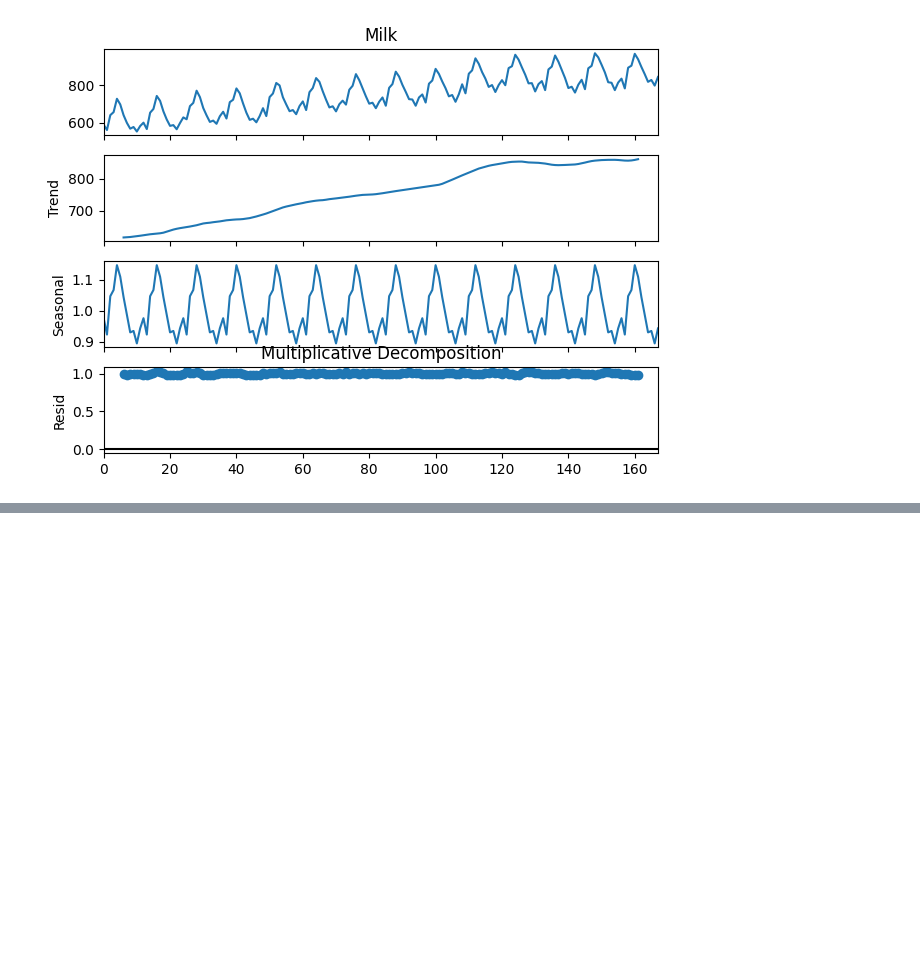
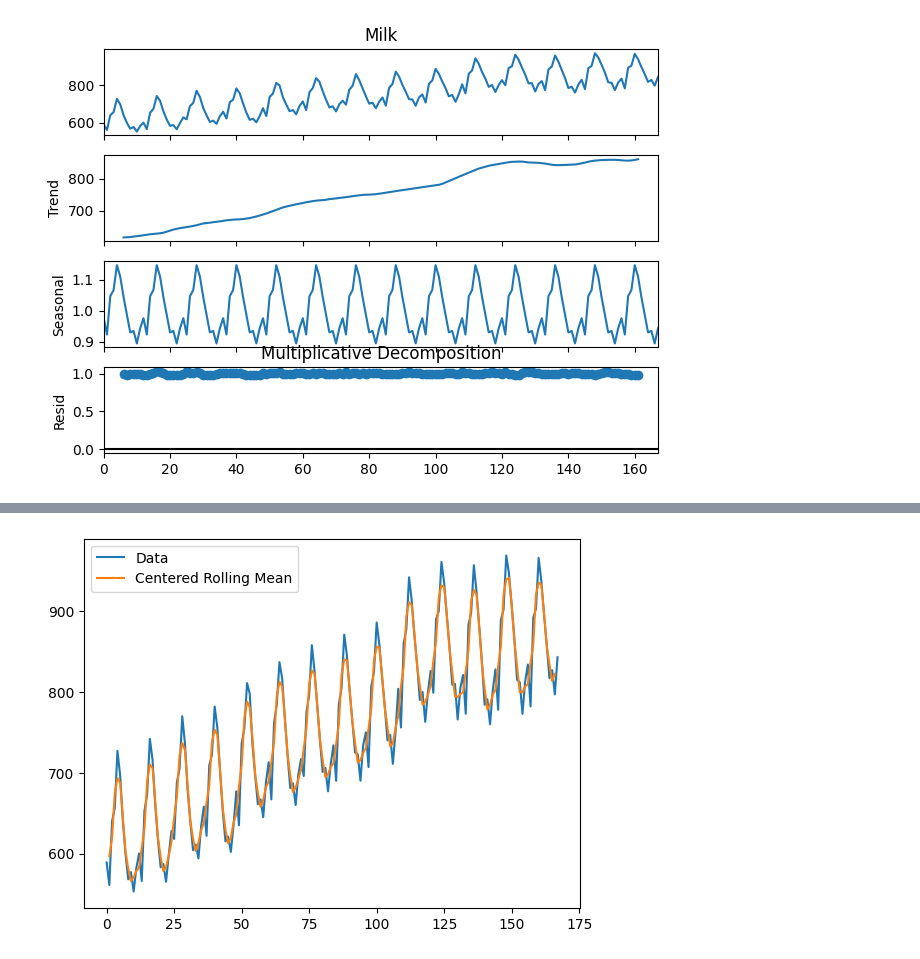
Before and after one commit to DAI3862/PML_lab, a Jupyter notebook: Theory + Lab/Day13/milk_decomposition.ipynb, the cells around one changed output, grey strips where cells are left out. Cells and saved outputs as stored; diff of their text form; code cells hidden in the pictures; blank space fills up the shorter version.

```diff
--- a/Theory + Lab/Day13/milk_decomposition.ipynb
+++ b/Theory + Lab/Day13/milk_decomposition.ipynb
@@ -35,0 +52,11 @@ plt.show()
+# %%
+y = df['Milk']
+
+span = 3
+fcast = y.rolling(span, center=True).mean()
+plt.plot(y, label = 'Data')
+plt.plot(fcast, label = 'Centered Rolling Mean')
+plt.legend(loc = 'best')
+plt.show()
+# %% [output]
+[figure, added]
```
Also changed, not shown: parts of 11 cells of this notebook, 7 other files.
